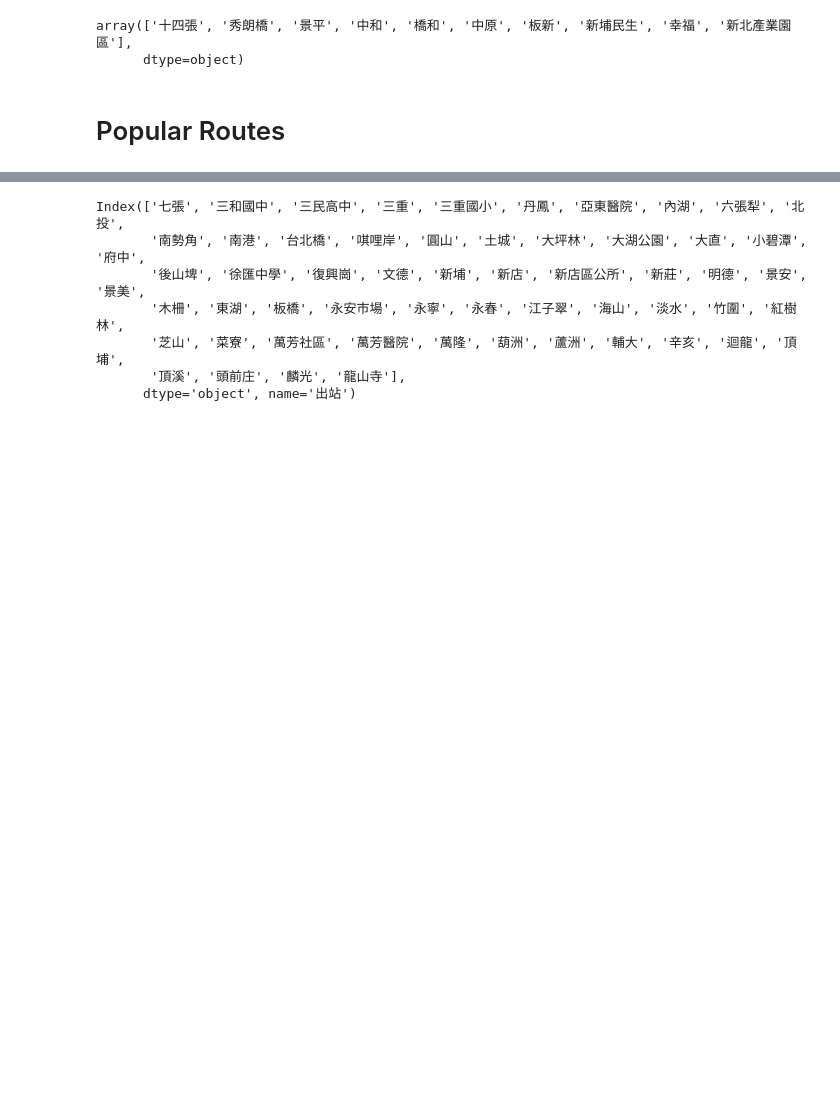
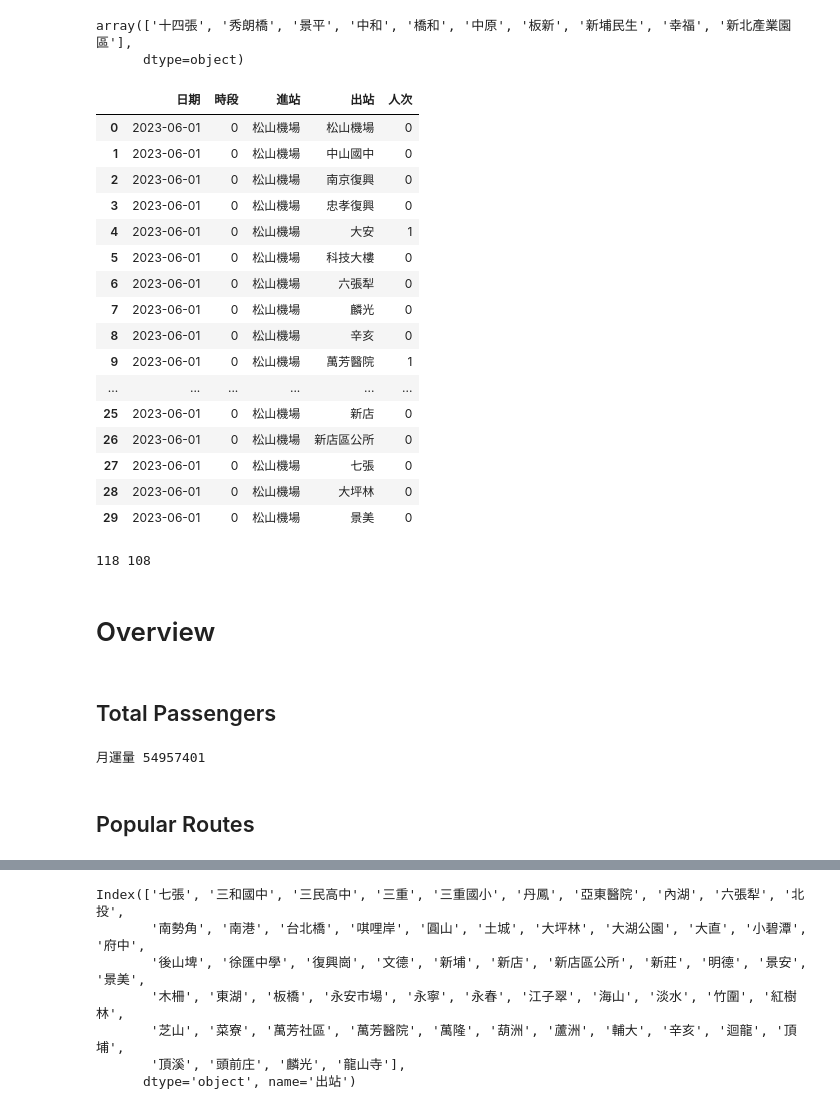
Before and after one commit to YHTerrance/taipei-great-migration, a Jupyter notebook: EDA.ipynb, the cells around one changed output, grey strips where cells are left out. Saved outputs shown, nothing was run; the diff lists cells and outputs as text; code cells hidden in the pictures; blank space fills up the shorter version.

```diff
--- a/EDA.ipynb
+++ b/EDA.ipynb
@@ -21,22 +48,51 @@ print(files)
 # %%
-# Basic exploratory data analysis
-
 # Number of unique values in each column
 unique_values = data.nunique()
 
 # Range of number of people
 people_range = [data['人次'].min(), data['人次'].max()]
 
 # Check for missing values
 missing_values = data.isnull().sum()
 
 unique_values, people_range, missing_values
 
 in_stations = data['進站'].unique()
 out_stations = data['出站'].unique()
-in_stations[~np.isin(in_stations, out_stations)]
+
+display(in_stations[~np.isin(in_stations, out_stations)])
+data.head(n=30)
 # %% [output]
 array(['十四張', '秀朗橋', '景平', '中和', '橋和', '中原', '板新', '新埔民生', '幸福', '新北產業園區'],
       dtype=object)
+|  | 日期 | 時段 | 進站 | 出站 | 人次 |
+| 0 | 2023-06-01 | 0 | 松山機場 | 松山機場 | 0 |
+| 1 | 2023-06-01 | 0 | 松山機場 | 中山國中 | 0 |
+| 2 | 2023-06-01 | 0 | 松山機場 | 南京復興 | 0 |
+| 3 | 2023-06-01 | 0 | 松山機場 | 忠孝復興 | 0 |
+| 4 | 2023-06-01 | 0 | 松山機場 | 大安 | 1 |
+| 5 | 2023-06-01 | 0 | 松山機場 | 科技大樓 | 0 |
+| 6 | 2023-06-01 | 0 | 松山機場 | 六張犁 | 0 |
+| 7 | 2023-06-01 | 0 | 松山機場 | 麟光 | 0 |
+| 8 | 2023-06-01 | 0 | 松山機場 | 辛亥 | 0 |
+| 9 | 2023-06-01 | 0 | 松山機場 | 萬芳醫院 | 1 |
+| ... | ... | ... | ... | ... | ... |
+| 25 | 2023-06-01 | 0 | 松山機場 | 新店 | 0 |
+| 26 | 2023-06-01 | 0 | 松山機場 | 新店區公所 | 0 |
+| 27 | 2023-06-01 | 0 | 松山機場 | 七張 | 0 |
+| 28 | 2023-06-01 | 0 | 松山機場 | 大坪林 | 0 |
+| 29 | 2023-06-01 | 0 | 松山機場 | 景美 | 0 |
+# %%
+print(len(data['進站'].unique()), len(data['出站'].unique()))
+# %% [output]
+118 108
+# %% [markdown]
+# Overview
+# %% [markdown]
+## Total Passengers
+# %%
+print("月運量:", data['人次'].sum(axis=0))
+# %% [output]
+月運量 54957401
 # %% [markdown]
-# Popular Routes
+## Popular Routes
```
Also changed, not shown: parts of 14 cells of this notebook, 7 other files.
